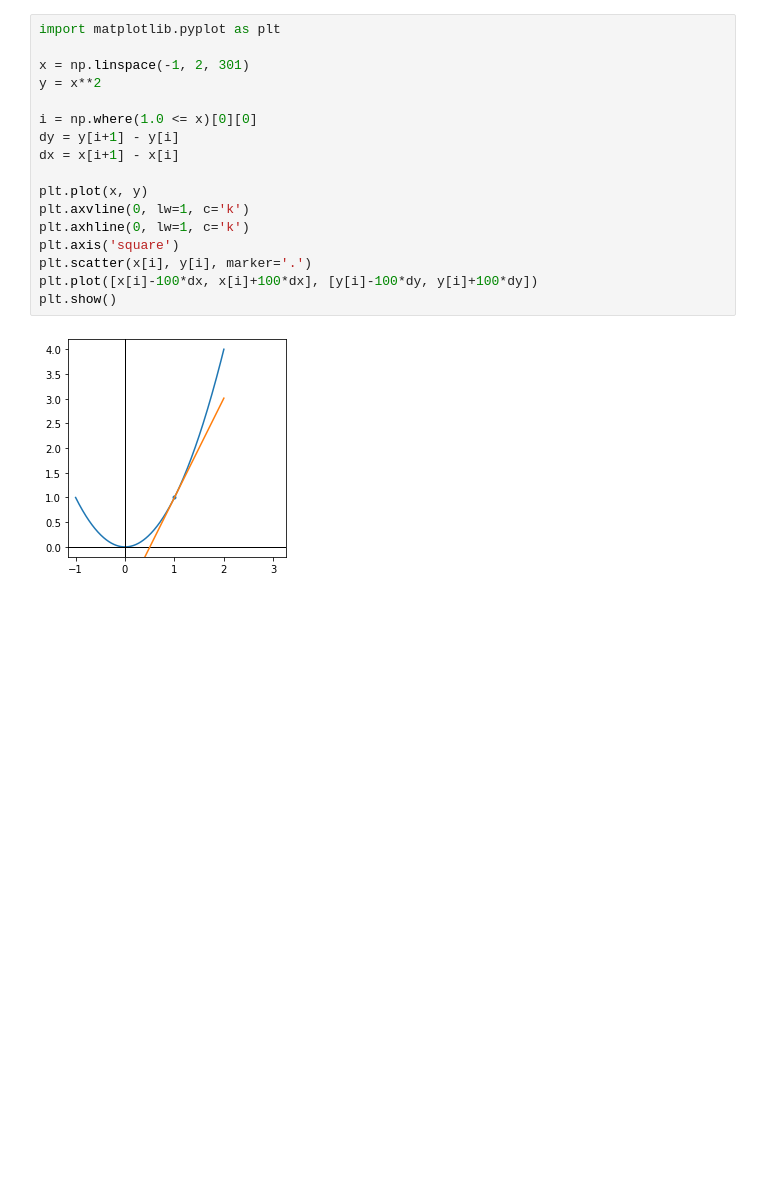
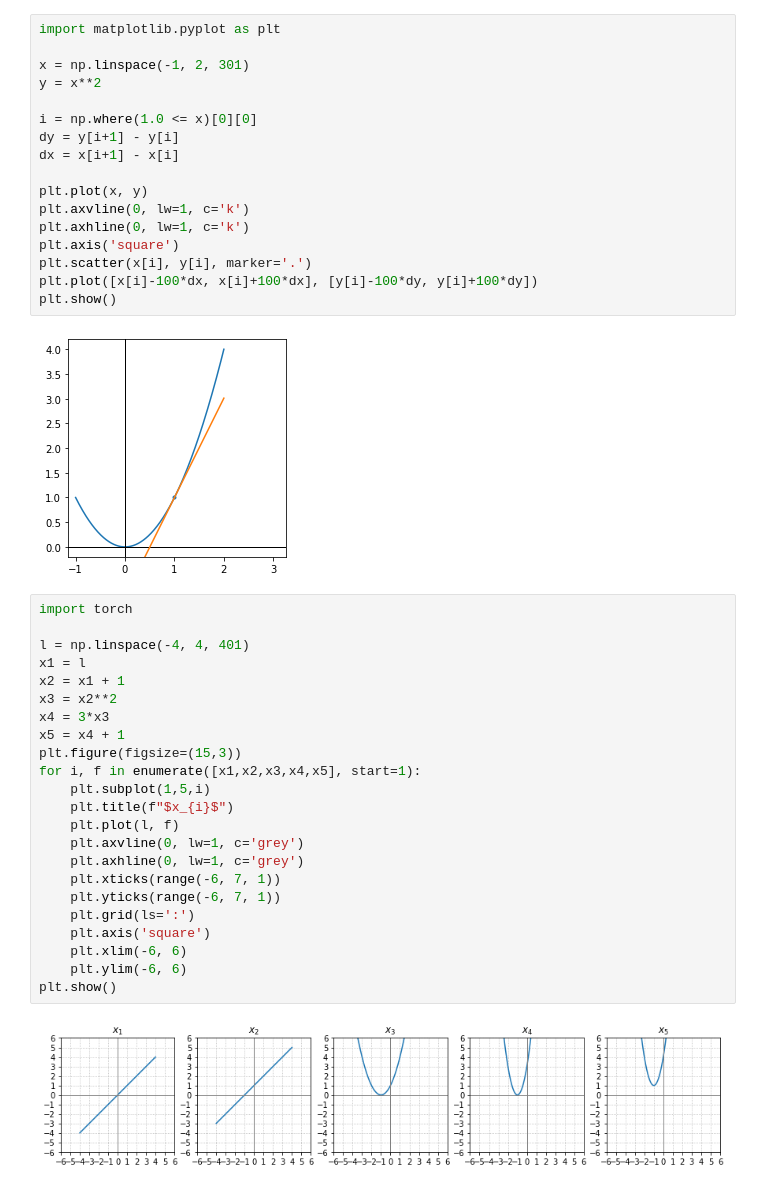
Before and after one commit to ohshane/google-ml-bootcamp-2023, a Jupyter notebook: Coursera/Week02.ipynb, the cells around one changed output. Saved outputs shown, nothing was run; the diff lists cells and outputs as text; blank space fills up the shorter version.

```diff
--- a/Coursera/Week02.ipynb
+++ b/Coursera/Week02.ipynb
@@ -140,3 +186,28 @@ plt.plot([x[i]-100*dx, x[i]+100*dx], [y[i]-100*dy, y[i]+100*dy])
 plt.show()
 # %% [output]
 [figure]
+# %%
+import torch
+
+l = np.linspace(-4, 4, 401)
+x1 = l
+x2 = x1 + 1
+x3 = x2**2
+x4 = 3*x3
+x5 = x4 + 1
+plt.figure(figsize=(15,3))
+for i, f in enumerate([x1,x2,x3,x4,x5], start=1):
+    plt.subplot(1,5,i)
+    plt.title(f"$x_{i}$")
+    plt.plot(l, f)
+    plt.axvline(0, lw=1, c='grey')
+    plt.axhline(0, lw=1, c='grey')
+    plt.xticks(range(-6, 7, 1))
+    plt.yticks(range(-6, 7, 1))
+    plt.grid(ls=':')
+    plt.axis('square')
+    plt.xlim(-6, 6)
+    plt.ylim(-6, 6)
+plt.show()
+# %% [output]
+[figure, added]
```
Also changed, not shown: parts of 8 cells of this notebook.
